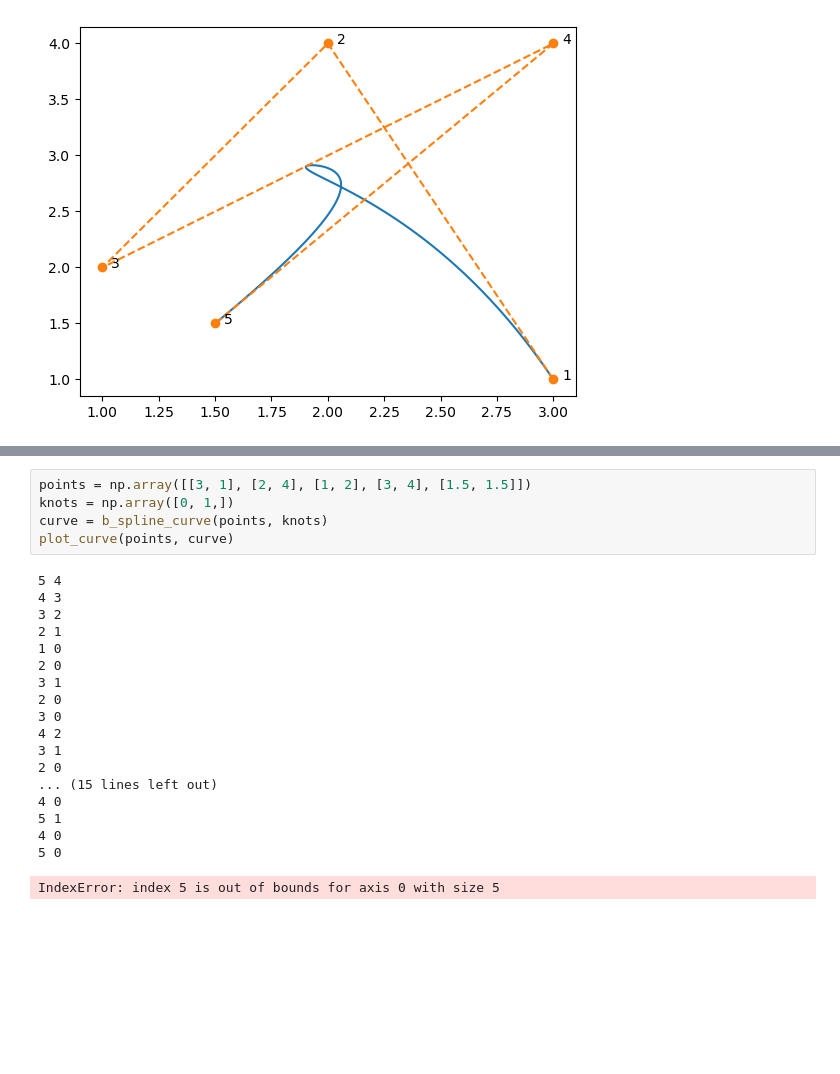
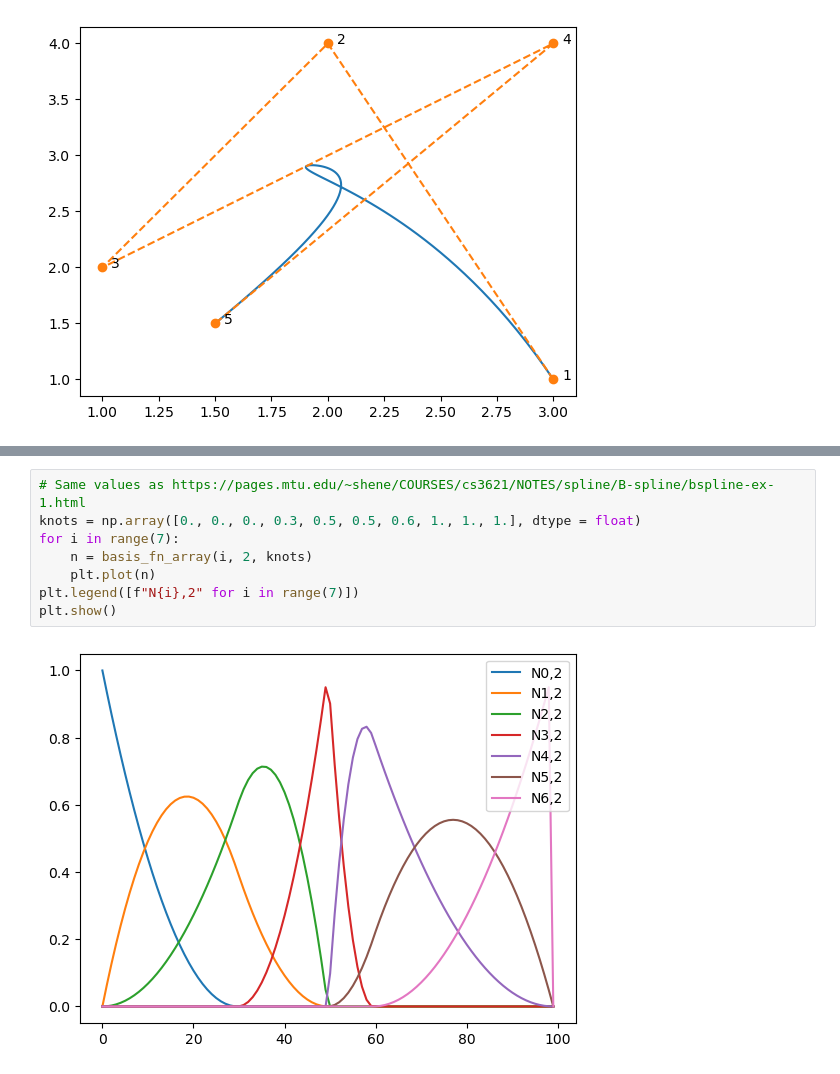
Before and after one commit to janhohenheim/fourier-playground, a Jupyter notebook: bezier.ipynb, the cells around one changed output, grey strips where cells are left out. Saved outputs shown, nothing was run; the diff lists cells and outputs as text; blank space fills up the shorter version.

Commit message:
Fix B-Splines

```diff
--- a/bezier.ipynb
+++ b/bezier.ipynb
@@ -133,24 +76,10 @@ def b_spline_curve(points: np.ndarray, knots: np.ndarray, num_points: int = 100)
 # %%
-points = np.array([[3, 1], [2, 4], [1, 2], [3, 4], [1.5, 1.5]])
-knots = np.array([0, 1,])
-curve = b_spline_curve(points, knots)
-plot_curve(points, curve)
+# Same values as https://pages.mtu.edu/~shene/COURSES/cs3621/NOTES/spline/B-spline/bspline-ex-1.html
+knots = np.array([0., 0., 0., 0.3, 0.5, 0.5, 0.6, 1., 1., 1.], dtype = float)
+for i in range(7):
+    n = basis_fn_array(i, 2, knots)
+    plt.plot(n)
+plt.legend([f"N{i},2" for i in range(7)])
+plt.show()
 # %% [output]
-5 4
-4 3
-3 2
-2 1
-1 0
-2 0
-3 1
-2 0
-3 0
-4 2
-3 1
-2 0
-... (15 lines left out)
-4 0
-5 1
-4 0
-5 0
-IndexError: index 5 is out of bounds for axis 0 with size 5
+[figure, added]
```
Also changed, not shown: parts of 3 cells of this notebook.
